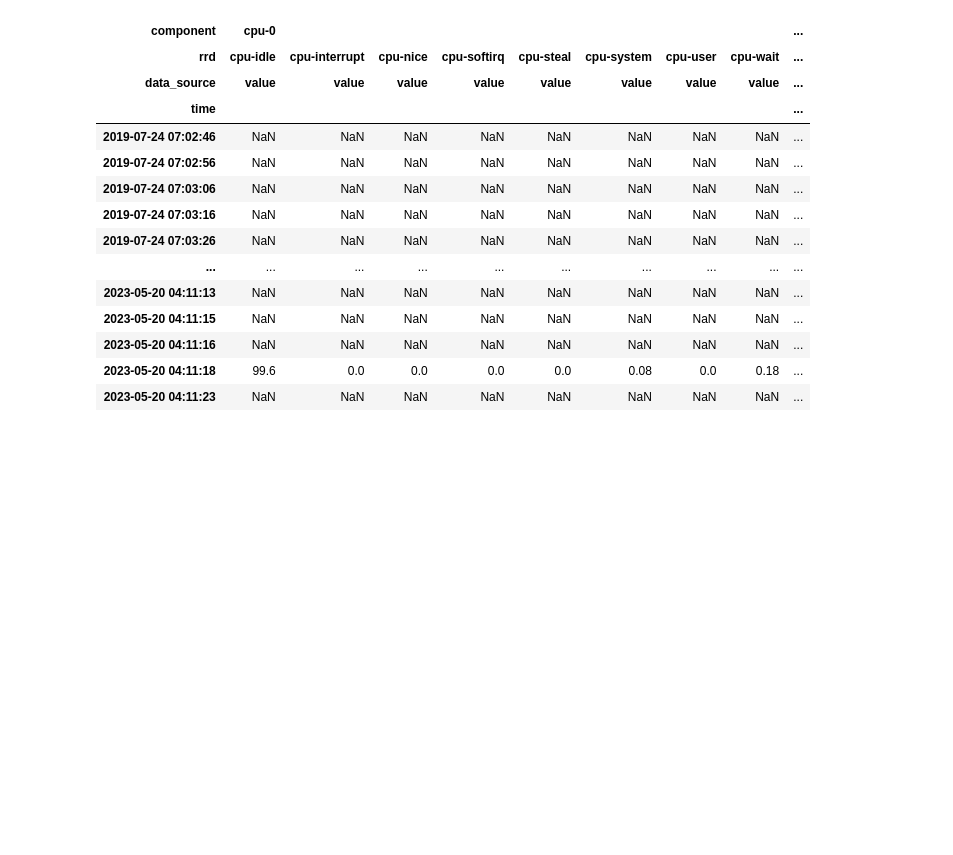
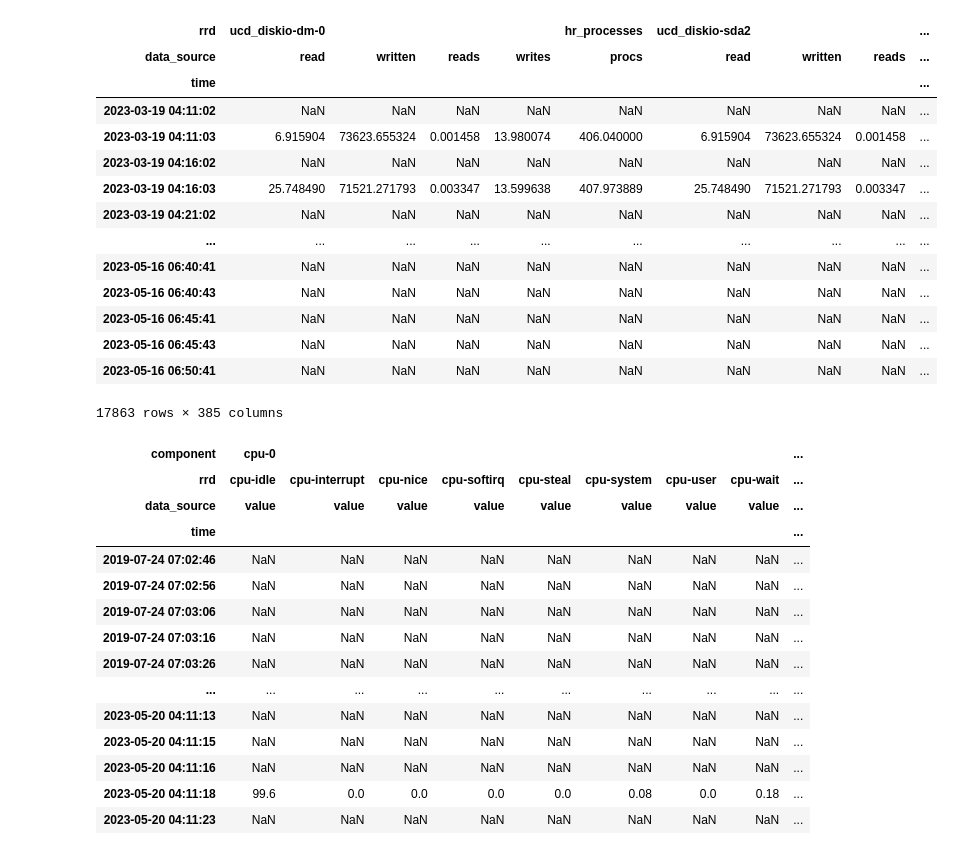
Before and after one commit to autonlab/server-log-api, a Jupyter notebook: rrd_explorer.ipynb, the cells around one changed output. Drawn from its saved outputs; the diff is of its cells as text; code cells hidden in the pictures; blank space fills up the shorter version.

```diff
--- a/rrd_explorer.ipynb
+++ b/rrd_explorer.ipynb
@@ -21,2 +39,2 @@ parsed_rrd = pd.read_csv('/home/bshook/Projects/server-log-api/rrd/parsed/collec
 # %%
-rrd_path = '/home/bshook/Projects/server-log-api/rrd'
+rrd_dir = '/home/bshook/Projects/server-log-api/rrd'
@@ -23 +146,19 @@ rrd_path = '/home/bshook/Projects/server-log-api/rrd'
+# %%
+get_time_series_data_for_snmp_server(rrd_dir, snmp_server='gpu1')
+# %% [output]
+| rrd | ucd_diskio-dm-0 |  |  |  | hr_processes | ucd_diskio-sda2 |  |  | ... |
+| data_source | read | written | reads | writes | procs | read | written | reads | ... |
+| time |  |  |  |  |  |  |  |  | ... |
+| 2023-03-19 04:11:02 | NaN | NaN | NaN | NaN | NaN | NaN | NaN | NaN | ... |
+| 2023-03-19 04:11:03 | 6.915904 | 73623.655324 | 0.001458 | 13.980074 | 406.040000 | 6.915904 | 73623.655324 | 0.001458 | ... |
+| 2023-03-19 04:16:02 | NaN | NaN | NaN | NaN | NaN | NaN | NaN | NaN | ... |
+| 2023-03-19 04:16:03 | 25.748490 | 71521.271793 | 0.003347 | 13.599638 | 407.973889 | 25.748490 | 71521.271793 | 0.003347 | ... |
+| 2023-03-19 04:21:02 | NaN | NaN | NaN | NaN | NaN | NaN | NaN | NaN | ... |
+| ... | ... | ... | ... | ... | ... | ... | ... | ... | ... |
+| 2023-05-16 06:40:41 | NaN | NaN | NaN | NaN | NaN | NaN | NaN | NaN | ... |
+| 2023-05-16 06:40:43 | NaN | NaN | NaN | NaN | NaN | NaN | NaN | NaN | ... |
+| 2023-05-16 06:45:41 | NaN | NaN | NaN | NaN | NaN | NaN | NaN | NaN | ... |
+| 2023-05-16 06:45:43 | NaN | NaN | NaN | NaN | NaN | NaN | NaN | NaN | ... |
+| 2023-05-16 06:50:41 | NaN | NaN | NaN | NaN | NaN | NaN | NaN | NaN | ... |
+17863 rows × 385 columns
 # %%
```
Also changed, not shown: parts of 18 cells of this notebook.
